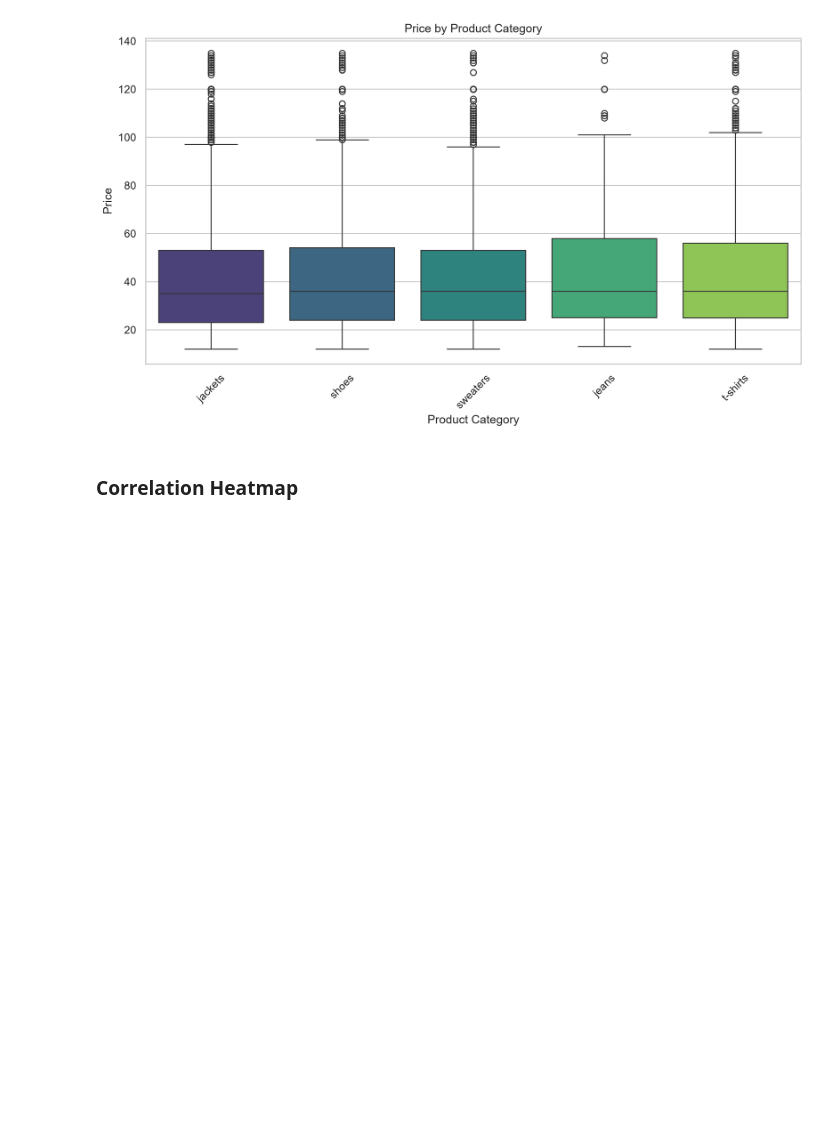
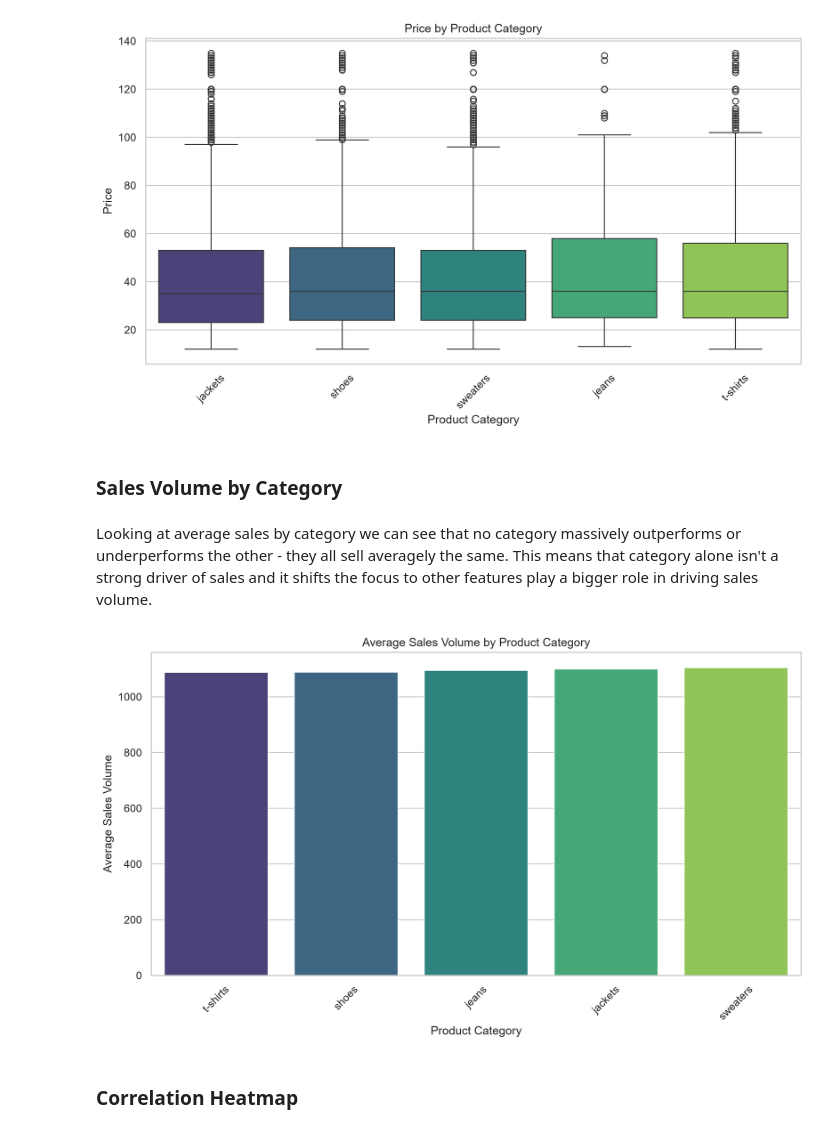
Before and after one commit to cowardclaire/capstone-project, a Jupyter notebook: jupyter_notebooks/Notebook_Template.ipynb, the cells around one changed output. Drawn from its saved outputs; the diff is of its cells as text; code cells hidden in the pictures; blank space fills up the shorter version.

Commit message:
added sales volume by category bar graph which shows that all categories roughly sell the same amount which points to other features plau a bigger role in driving sales volume

```diff
--- a/jupyter_notebooks/Notebook_Template.ipynb
+++ b/jupyter_notebooks/Notebook_Template.ipynb
@@ -227,6 +227,17 @@ img_path = os.path.join(project_root, "visuals", "eda", "price_by_category.png")
 Image(img_path)
 # %% [output]
 [figure]
+# %% [markdown]
+### Sales Volume by Category
+# %% [markdown]
+Looking at average sales by category we can see that no category massively outperforms or underperforms the other - they all sell averagely the same. This means that category alone isn't a strong driver of sales and it shifts the focus to other features play a bigger role in driving sales volume.
+# %%
+from IPython.display import Image
+
+img_path = os.path.join(project_root, "visuals", "eda", "sales_volume_by_category.png")
+Image(img_path)
+# %% [output]
+[figure, added]
 # %% [markdown]
 ### Correlation Heatmap
 # %% [markdown]
```
